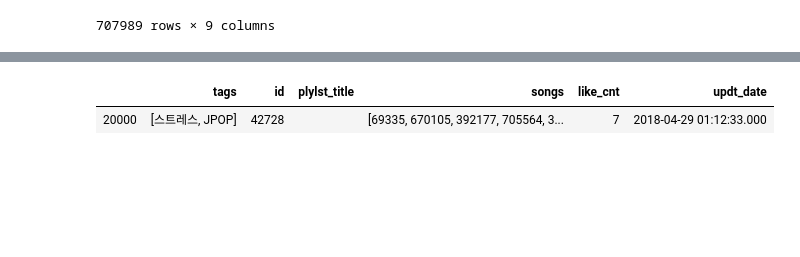
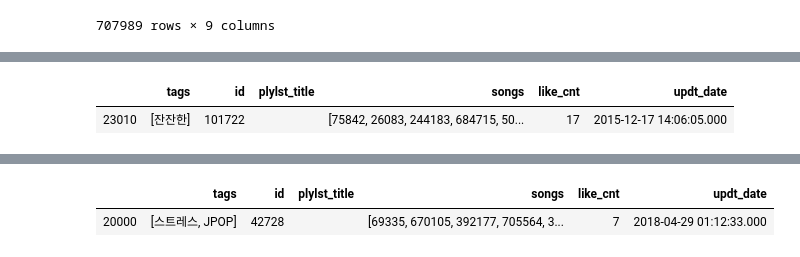
Before and after one commit to wyuinche/melon_arena, a Jupyter notebook: function_tag_song.ipynb, the cells around one changed output, grey strips where cells are left out. Drawn from its saved outputs; the diff is of its cells as text; code cells hidden in the pictures; blank space fills up the shorter version.

```diff
--- a/function_tag_song.ipynb
+++ b/function_tag_song.ipynb
@@ -197,6 +207,12 @@ resultCase_tag_song(23011)
   328334,
   586564,
   444003]]
+# %%
+val_test = test[test['id']==test.loc[23010]['id']]
+val_test
+# %% [output]
+|  | tags | id | plylst_title | songs | like_cnt | updt_date |
+| 23010 | [잔잔한] | 101722 |  | [75842, 26083, 244183, 684715, 50... | 17 | 2015-12-17 14:06:05.000 |
 # %%
 resultCase_tag_song(23010)
 # %% [output]
```
Also changed, not shown: parts of 13 cells of this notebook.
